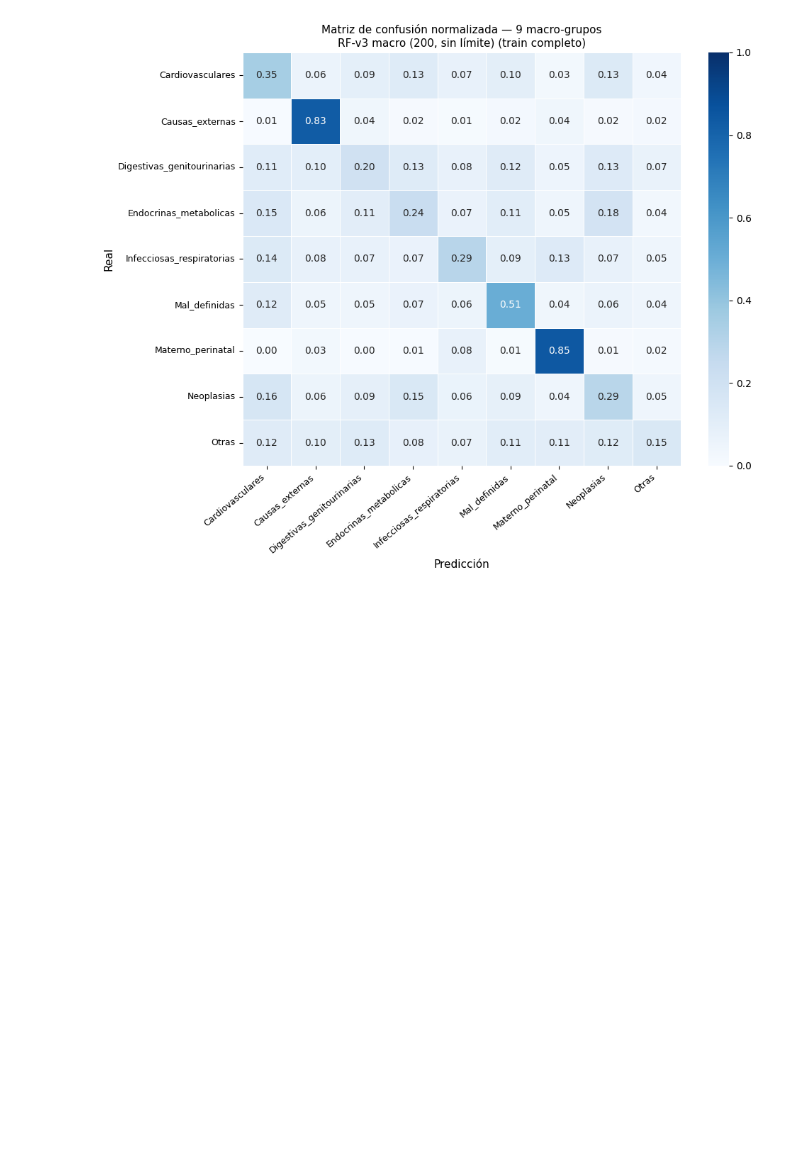
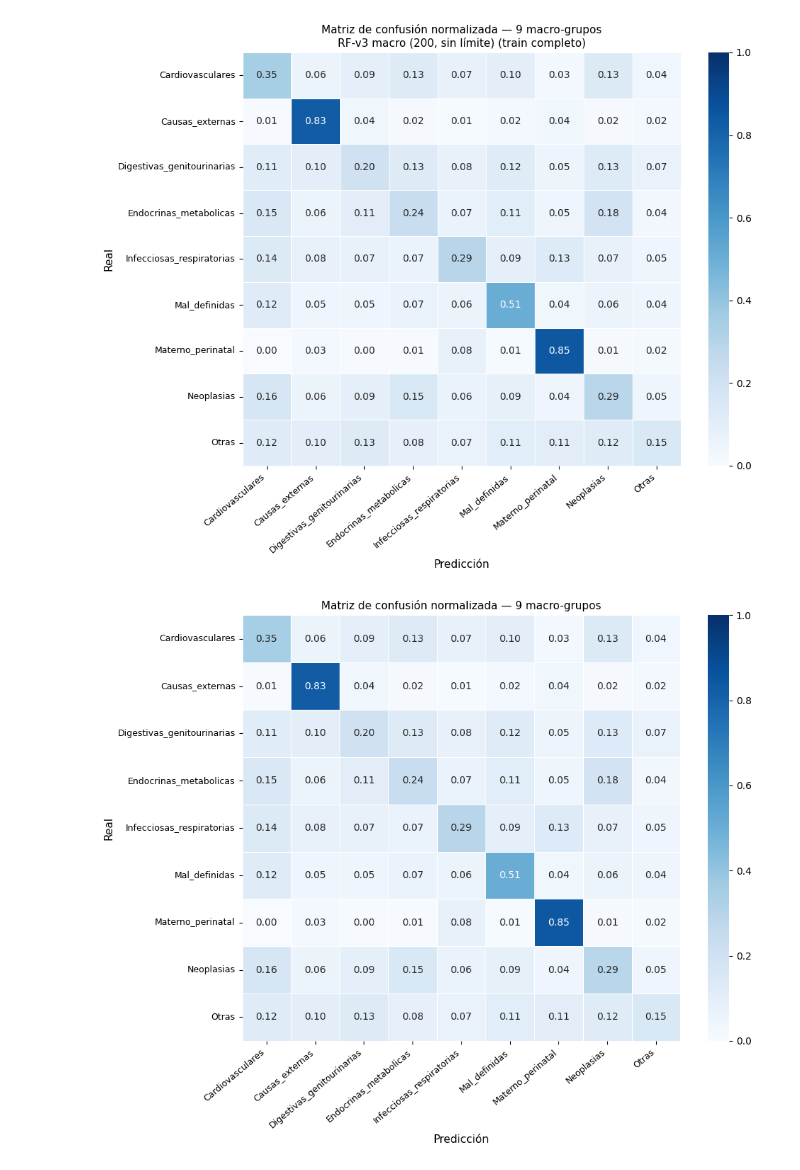
Before and after one commit to jcdiegolopez/MD-PY1, a Jupyter notebook: modelado_predictivo.ipynb, the cells around one changed output. Drawn from its saved outputs; the diff is of its cells as text; code cells hidden in the pictures; blank space fills up the shorter version.

```diff
--- a/modelado_predictivo.ipynb
+++ b/modelado_predictivo.ipynb
@@ -1587,3 +1831,28 @@ plt.tight_layout()
 plt.show()
 # %% [output]
 [figure]
+# %%
+# ── Mostrar matriz de confusión (9 macro-grupos) en pantalla
+cm2 = confusion_matrix(y2_test, y2_pred_test, labels=classes2, normalize='true')
+
+fig_cm9, ax_cm9 = plt.subplots(figsize=(10, 8))
+sns.heatmap(
+    cm2,
+    xticklabels=classes2,
+    yticklabels=classes2,
+    cmap='Blues',
+    vmin=0, vmax=1,
+    annot=True,
+    fmt='.2f',
+    linewidths=0.5,
+    ax=ax_cm9,
+)
+ax_cm9.set_xlabel('Predicción', fontsize=11)
+ax_cm9.set_ylabel('Real', fontsize=11)
+ax_cm9.set_title('Matriz de confusión normalizada — 9 macro-grupos', fontsize=11)
+ax_cm9.set_xticklabels(ax_cm9.get_xticklabels(), rotation=40, ha='right', fontsize=9)
+ax_cm9.set_yticklabels(ax_cm9.get_yticklabels(), rotation=0, fontsize=9)
+plt.tight_layout()
+plt.show()
+# %% [output]
+[figure, added]
```
Also changed, not shown: parts of 9 cells of this notebook, 4 other files.
